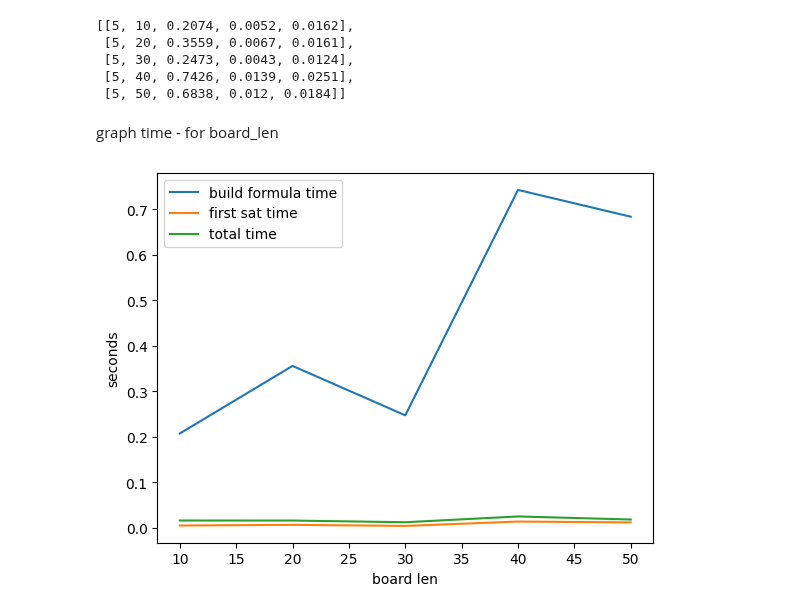
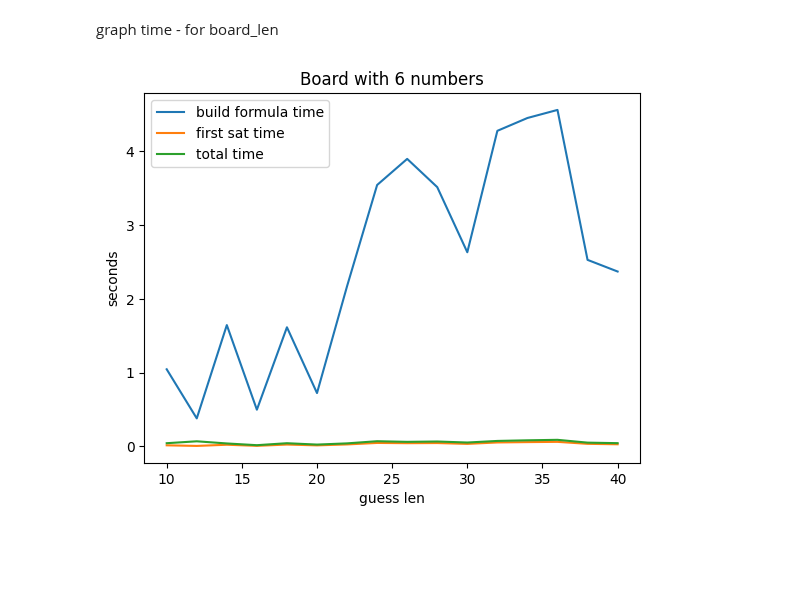
Before and after one commit to joserlopes/LVM_Project1, a Jupyter notebook: graphs_p1.ipynb, the cells around one changed output. Cells and saved outputs as stored; diff of their text form; code cells hidden in the pictures; blank space fills up the shorter version.

Commit message:
resultados estranhos. boards de tamanhos 10 não funcionam

```diff
--- a/graphs_p1.ipynb
+++ b/graphs_p1.ipynb
@@ -18,14 +18,9 @@ def get_times(file_path):
         times.append(temp)
     return times
 
-times = get_times('test')
-times
+# times = get_times('measurements/test')
+guese_increase_times = get_times('measurements/len_6_increasing_guesses')
+len7_guess_inc = get_times('measurements/len_7_increasing_guesses')
-# %% [output]
-[[5, 10, 0.2074, 0.0052, 0.0162],
- [5, 20, 0.3559, 0.0067, 0.0161],
- [5, 30, 0.2473, 0.0043, 0.0124],
- [5, 40, 0.7426, 0.0139, 0.0251],
- [5, 50, 0.6838, 0.012, 0.0184]]
 # %%
 def get_board_len(times_array):
     return [t[0] for t in times_array]
@@ -46,16 +41,17 @@ graph time - for board_len
 # %%
 fig, ax = plt.subplots()
 
-ax.plot(get_guess_num(times), get_build_time(times), label='build formula time')
-ax.plot(get_guess_num(times), get_sat_time(times), label='first sat time')
-ax.plot(get_guess_num(times), get_total_time(times), label='total time')
+ax.plot(get_guess_num(guese_increase_times), get_build_time(guese_increase_times), label='build formula time')
+ax.plot(get_guess_num(guese_increase_times), get_sat_time(guese_increase_times), label='first sat time')
+ax.plot(get_guess_num(guese_increase_times), get_total_time(guese_increase_times), label='total time')
 
-ax.set_xlabel('board len')
+ax.set_xlabel('guess len')
 ax.set_ylabel('seconds')
 
 # labels_board_len = [str(times[i][0]) for i in range(len(times))]
 # ax.set_xticklabels(labels_board_len)
+plt.title(label="Board with 6 numbers")
 plt.legend()
 plt.show()
 # %% [output]
-[figure, old version]
+[figure, new version]
```
Also changed, not shown: parts of 1 cell of this notebook, 14 other files.
